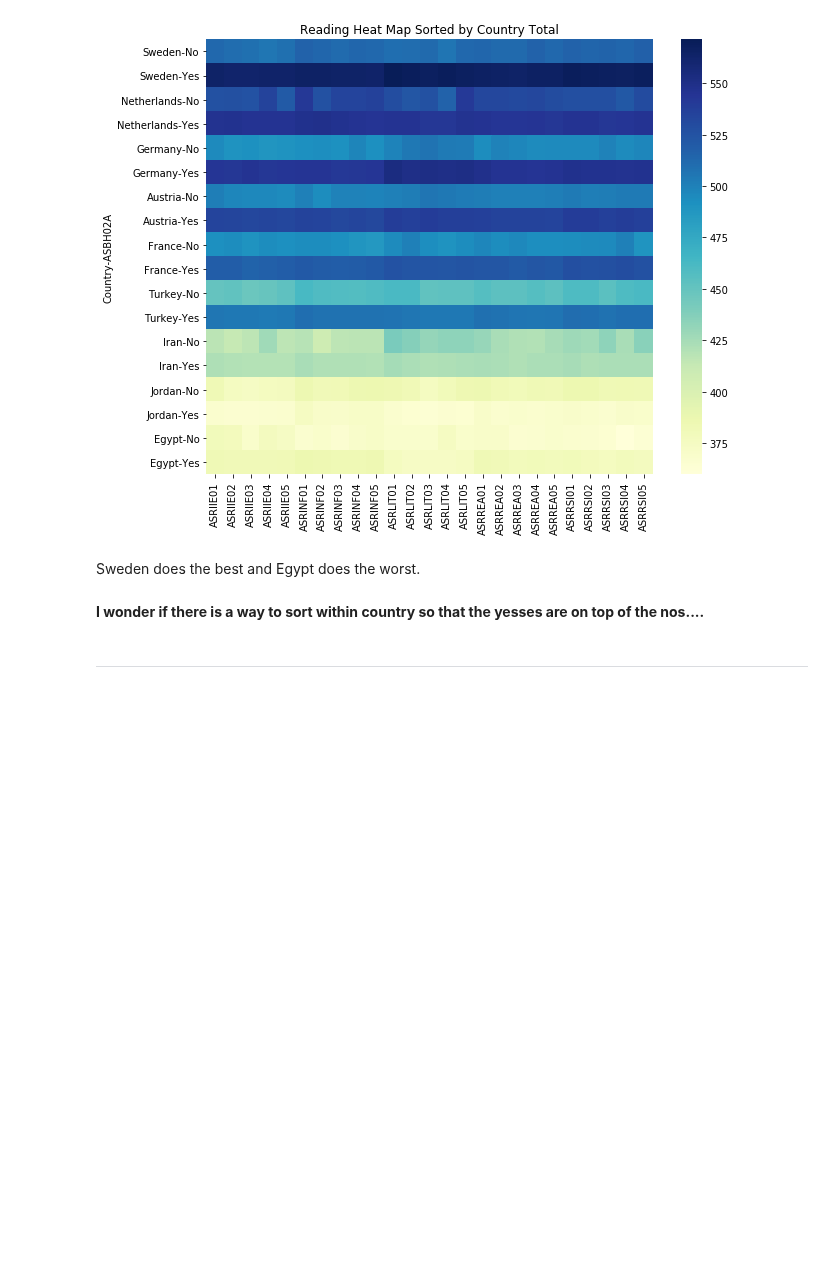
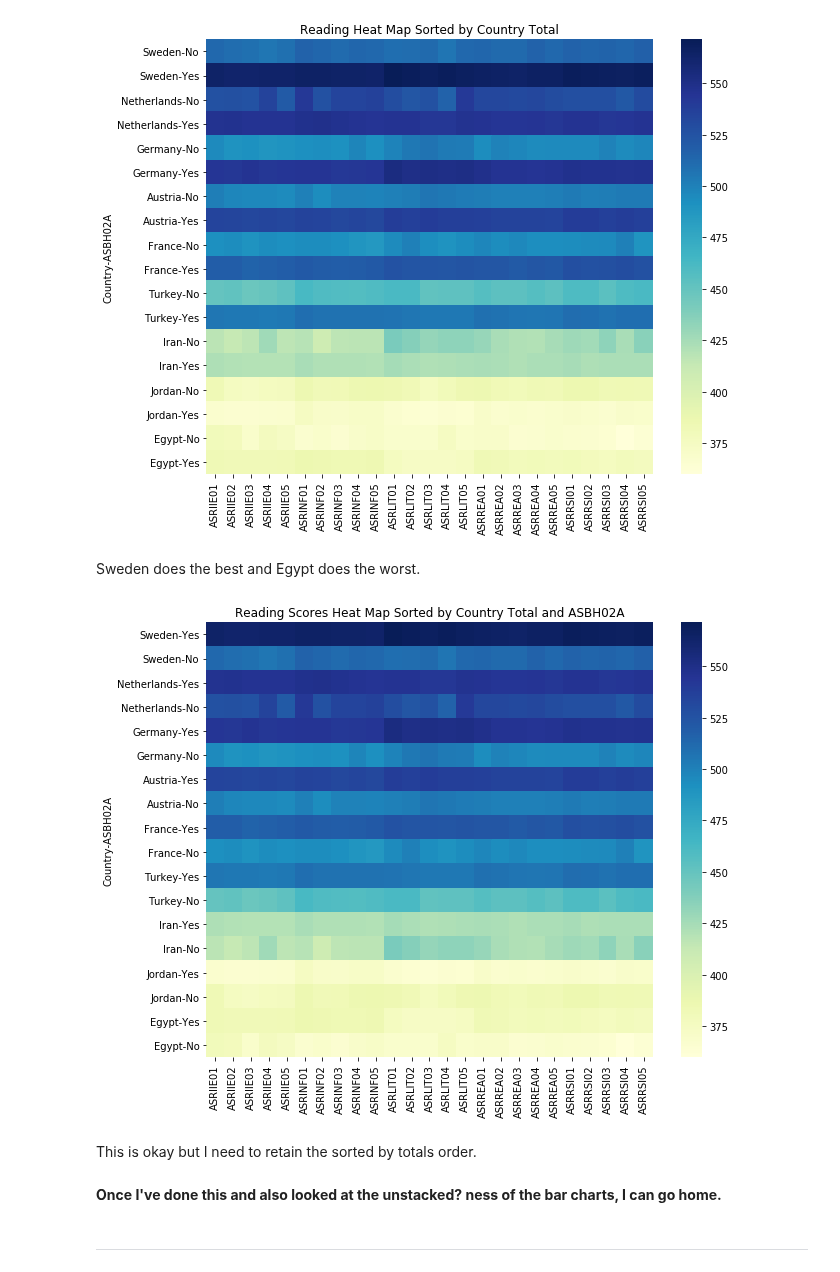
Before and after one commit to SophieESpencer/Comparison, a Jupyter notebook: Practice Analysis 2 25.5.24.ipynb, the cells around one changed output. Drawn from its saved outputs; the diff is of its cells as text; code cells hidden in the pictures; blank space fills up the shorter version.

```diff
--- a/Practice Analysis 2 25.5.24.ipynb
+++ b/Practice Analysis 2 25.5.24.ipynb
@@ -126,8 +126,38 @@ plt.show()
 [figure]
 # %% [markdown]
 Sweden does the best and Egypt does the worst.
-# %% [markdown]
-**I wonder if there is a way to sort within country so that the yesses are on top of the nos....**
+# %%
+# Create a custom sorter for ASBH02A
+asbh02a_sorter = ['Yes', 'No']
+
+# Get the current index as a DataFrame for sorting
+index_df_reading = pivot_df_multiplexreadingscore.index.to_frame()
+
+# Rename the columns to avoid conflict
+index_df_reading = index_df_reading.rename(columns={'Country': 'Country_', 'ASBH02A': 'ASBH02A_'})
+
+# Sort the DataFrame first by Country using the sorted_countries and then by ASBH02A using the custom sorter
+index_df_reading['Country_'] = pd.Categorical(index_df_reading['Country_'], categories=sorted_countries_reading, ordered=True)
+index_df_reading['ASBH02A_'] = pd.Categorical(index_df_reading['ASBH02A_'], categories=asbh02a_sorter, ordered=True)
+index_df_reading = index_df_reading.sort_values(by=['Country_', 'ASBH02A_'])
+
+# Reindex the pivot table using the sorted index
+sorted_pivot_df_reading = pivot_df_multiplexreadingscore.loc[index_df_reading.index]
+
+# Drop the Total column after sorting (if needed)
+sorted_pivot_df_reading = sorted_pivot_df_reading.drop(columns='Total')
+
+# Plot the heat map
+plt.figure(figsize=(10, 8))
+sns.heatmap(sorted_pivot_df_reading, annot=False, cmap='YlGnBu')
+plt.title('Reading Scores Heat Map Sorted by Country Total and ASBH02A')
+plt.show()
+# %% [output]
+[figure, added]
+# %% [markdown]
+This is okay but I need to retain the sorted by totals order.
+# %% [markdown]
+**Once I've done this and also looked at the unstacked? ness of the bar charts, I can go home.**
 # %% [markdown]
 ----------------------------------------------------------------
 # %% [markdown]
```
Also changed, not shown: parts of 4 cells of this notebook.
